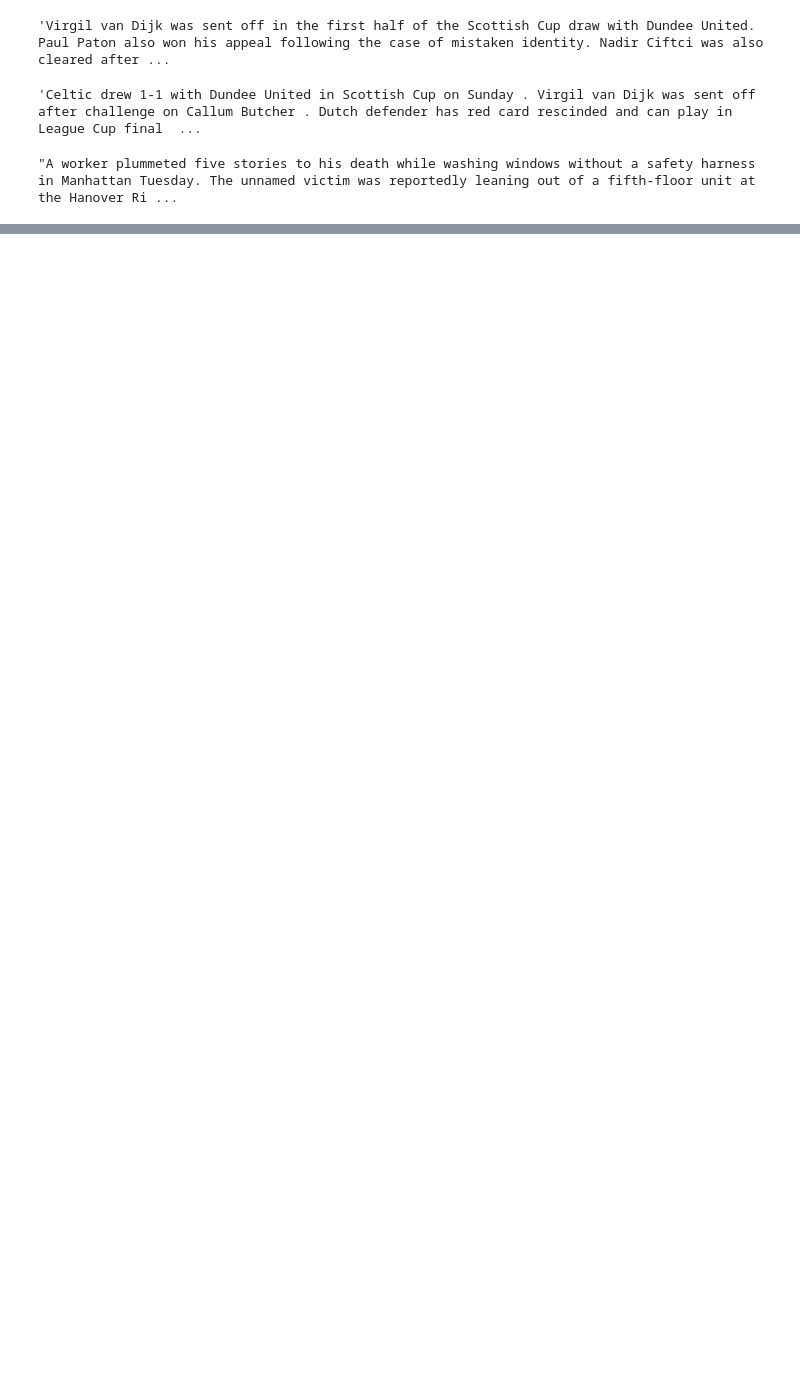
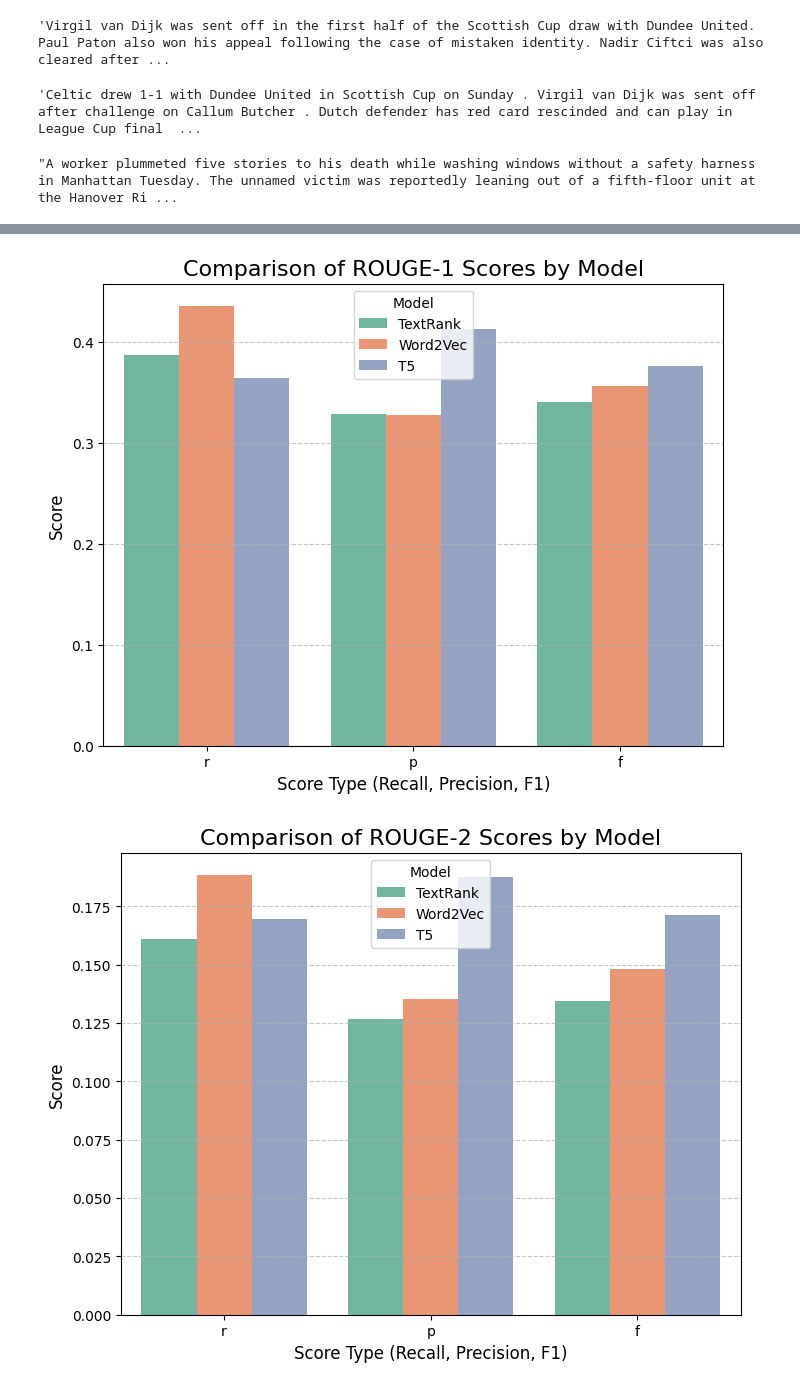
Before and after one commit to sandrabinu3/Text_Summarization_using_NLP-Project, a Jupyter notebook: textSum.ipynb, the cells around one changed output, grey strips where cells are left out. Drawn from its saved outputs; the diff is of its cells as text; code cells hidden in the pictures; blank space fills up the shorter version.

```diff
--- a/textSum.ipynb
+++ b/textSum.ipynb
@@ -695,0 +678,18 @@ plt.show()
+# %%
+# Separate the data by Metric and plot each as a bar plot
+metrics = ['rouge-1', 'rouge-2', 'rouge-l']
+for metric in metrics:
+    plt.figure(figsize=(8, 6))
+    sns.barplot(
+        data=df[df['Metric'] == metric],
+        x='Score Type', y='Value', hue='Model', palette='Set2'
+    )
+    plt.title(f'Comparison of {metric.upper()} Scores by Model', fontsize=16)
+    plt.ylabel('Score', fontsize=12)
+    plt.xlabel('Score Type (Recall, Precision, F1)', fontsize=12)
+    plt.legend(title='Model', loc='upper center')
+    plt.grid(axis='y', linestyle='--', alpha=0.7)
+    plt.show()
+# %% [output]
+[figure, added]
+[figure, added]
```
Also changed, not shown: parts of 39 cells of this notebook.
